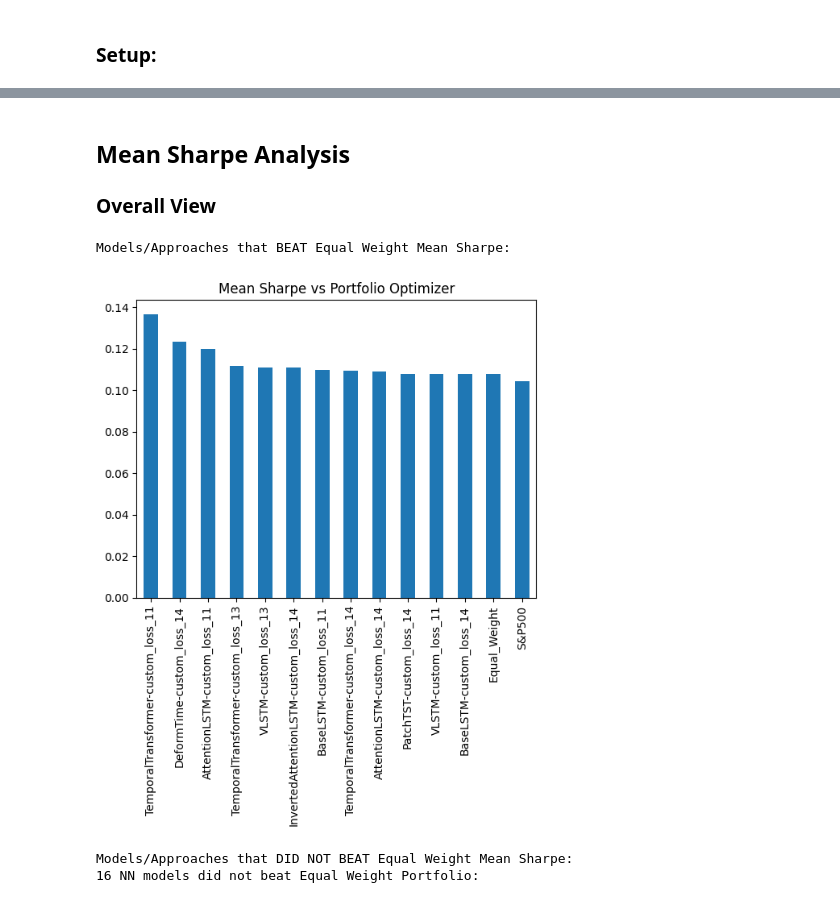
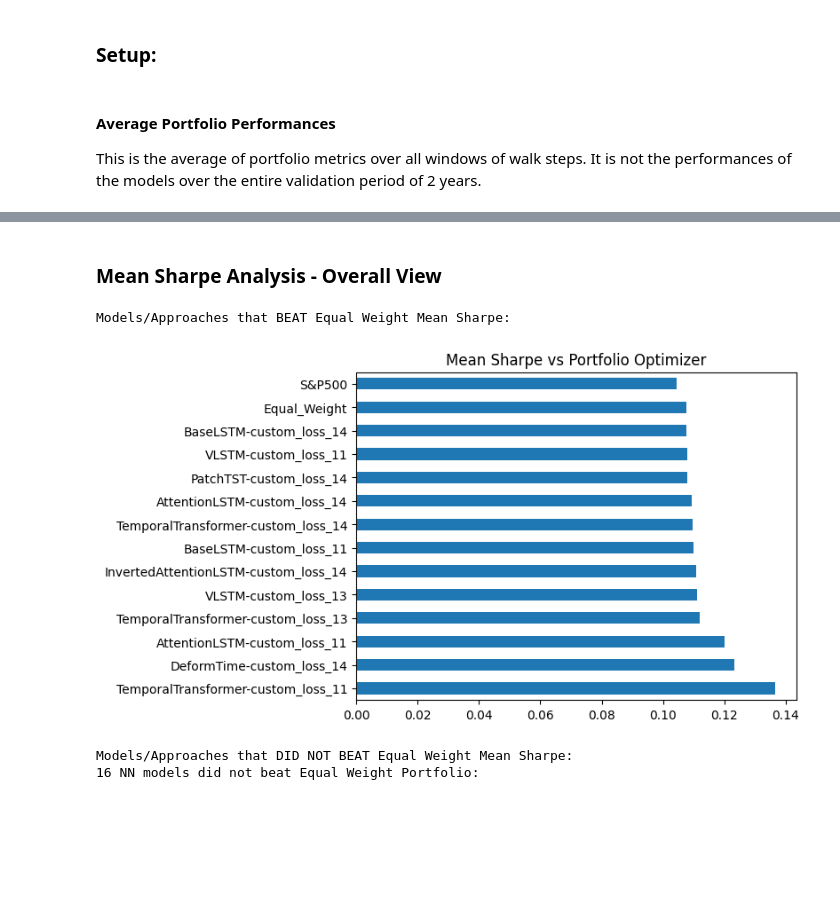
Before and after one commit to travisdesell/exact, a Jupyter notebook: financial_loss_functions/exploration/model_selection.ipynb, the cells around one changed output, grey strips where cells are left out. Drawn from its saved outputs; the diff is of its cells as text; code cells hidden in the pictures; blank space fills up the shorter version.

Commit message:
Eval: Overall performance evaluation implemented

```diff
--- a/financial_loss_functions/exploration/model_selection.ipynb
+++ b/financial_loss_functions/exploration/model_selection.ipynb
@@ -73,6 +76,9 @@ elif grid_mode == 'one' and model_name is not None and loss_name is not None:
         'optimized', [f'{model_name}-{loss_name}']
     )
     filtered_models = None
+# %% [markdown]
+#### Average Portfolio Performances
+This is the average of portfolio metrics over all windows of walk steps. It is not the performances of the models over the entire validation period of 2 years.
 # %%
 # all_benches = TradModelLibrary.list_models()
 all_benches = [EQ_WT_NAME, SP500_NAME]
@@ -124,15 +130,13 @@ all_avg_perf
 | VLSTM-custom_loss_13 | 0.075612 | 0.111113 | 0.173775 | -0.096287 | -0.031837 | 1.373175 | 0.023175 |
 | VLSTM-custom_loss_14 | 0.068587 | 0.103275 | 0.160600 | -0.094337 | -0.031725 | 1.344413 | 0.020588 |
 # %% [markdown]
-## Mean Sharpe Analysis
-### Overall View
+### Mean Sharpe Analysis - Overall View
 # %%
-
-filtered_perf['sharpe'].plot.bar(title='Mean Sharpe vs Portfolio Optimizer')
+filtered_perf['sharpe'].plot.barh(title='Mean Sharpe vs Portfolio Optimizer')
 print('Models/Approaches that BEAT Equal Weight Mean Sharpe:')
 # %% [output]
 Models/Approaches that BEAT Equal Weight Mean Sharpe:
-[figure, old version]
+[figure, new version]
 # %%
 print('Models/Approaches that DID NOT BEAT Equal Weight Mean Sharpe:')
 no_beat = all_avg_perf.drop(filtered_perf.index, axis=0)
```
Also changed, not shown: parts of 15 cells of this notebook, 5 other files.
